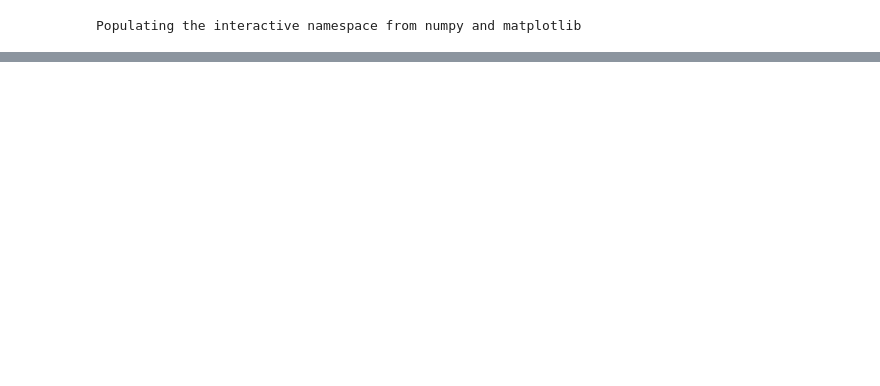
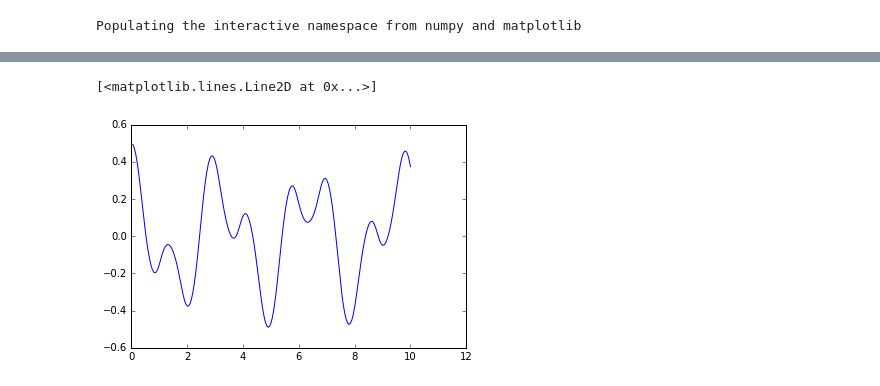
Before and after one commit to scoiatael/MZP, a Jupyter notebook: Lista7.ipynb, the cells around one changed output, grey strips where cells are left out. Cells and saved outputs as stored; diff of their text form; code cells hidden in the pictures; blank space fills up the shorter version.

```diff
--- a/Lista7.ipynb
+++ b/Lista7.ipynb
@@ -99,3 +134,43 @@ anim(Ys, d=10)
 # %% [output]
 [MoviePy] Building file anim_1461609184.gif with imageio
 [interactive output not drawn]
+# %%
+g, l, k, m = [10., 1.5, 30., .05]
+
+X0 = 0
+XF = 10
+Y0 = [.5, 0., 0.1, 0.]
+# %%
+def f2(t, Ys):
+    th1, dth1, th2, dth2 = Ys
+    D = th2 - th1
+    ddth_den = 2*m*l - m*l*np.cos(D)**2
+    ddth1 = m*l*dth1**2*np.sin(D)*np.cos(D)+m*g*np.sin(th2)*np.cos(D)+m*l*dth2**2*np.sin(D)-2*m*g*np.sin(th1)
+    ddth1 = ddth1 / ddth_den
+    ddth2 = -m*l*dth2**2*np.sin(D)*np.cos(D)+2*m*(g*np.sin(th1)*np.cos(D)-l*dth1**2*np.sin(D)-l*th1**2*np.sin(th2))
+    ddth2 = ddth2 / ddth_den
+    return np.array([dth1, ddth1, dth2, ddth2])
+# %%
+m_1 = m_2 = m
+L_1 = L_2 = l
+def f2(t, ys):
+    dth1 = ys[1]
+    ddth1 = (-m_2*L_1*ys[1]**2*np.sin(ys[0]-ys[2])*np.cos(ys[0]-ys[2]) + \
+                  g*m_2*np.sin(ys[2])*np.cos(ys[0]-ys[2]) - \
+                  m_2*L_2*ys[3]**2*np.sin(ys[0]-ys[2]) - \
+                  (m_1+m_2)*g*np.sin(ys[0])) / \
+            (L_1*(m_1+m_2) - m_2*L_1*np.cos(ys[0]-ys[2])**2)
+    dth2 = ys[3]
+    ddth2 = (m_2*L_2*ys[3]**2*np.sin(ys[0]-ys[2])*np.cos(ys[0]-ys[2]) + \
+                 g*np.sin(ys[0])*np.cos(ys[0]-ys[2])*(m_1+m_2) + \
+                  L_1*ys[1]**2*np.sin(ys[0]-ys[2])*(m_1+m_2) - \
+                  g*np.sin(ys[2])*(m_1+m_2)) / \
+            (L_2*(m_1+m_2) - m_2*L_2*np.cos(ys[0]-ys[2])**2)
+    return np.array([dth1, ddth1, dth2, ddth2])
+# %%
+Xs, Ys = solve(f2, with_h = 0.05)
+# %%
+plot(Xs, array(Ys)[:, 0])
+# %% [output]
+[<matplotlib.lines.Line2D at 0x...>]
+[figure, added]
```
Also changed, not shown: parts of 8 cells of this notebook.
